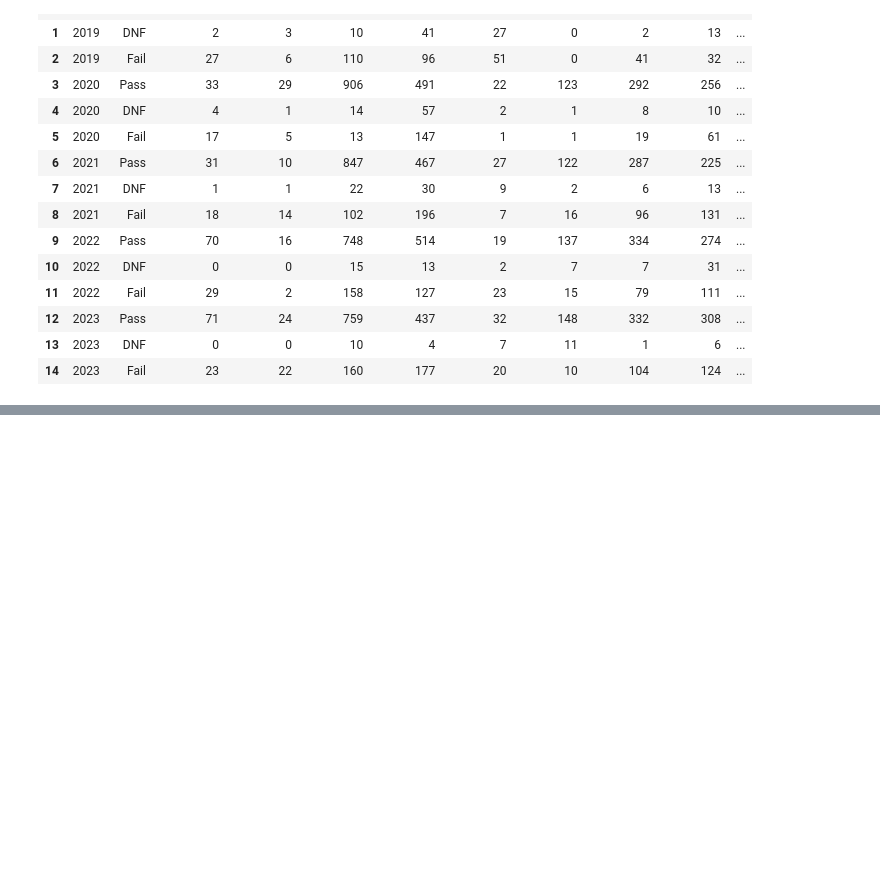
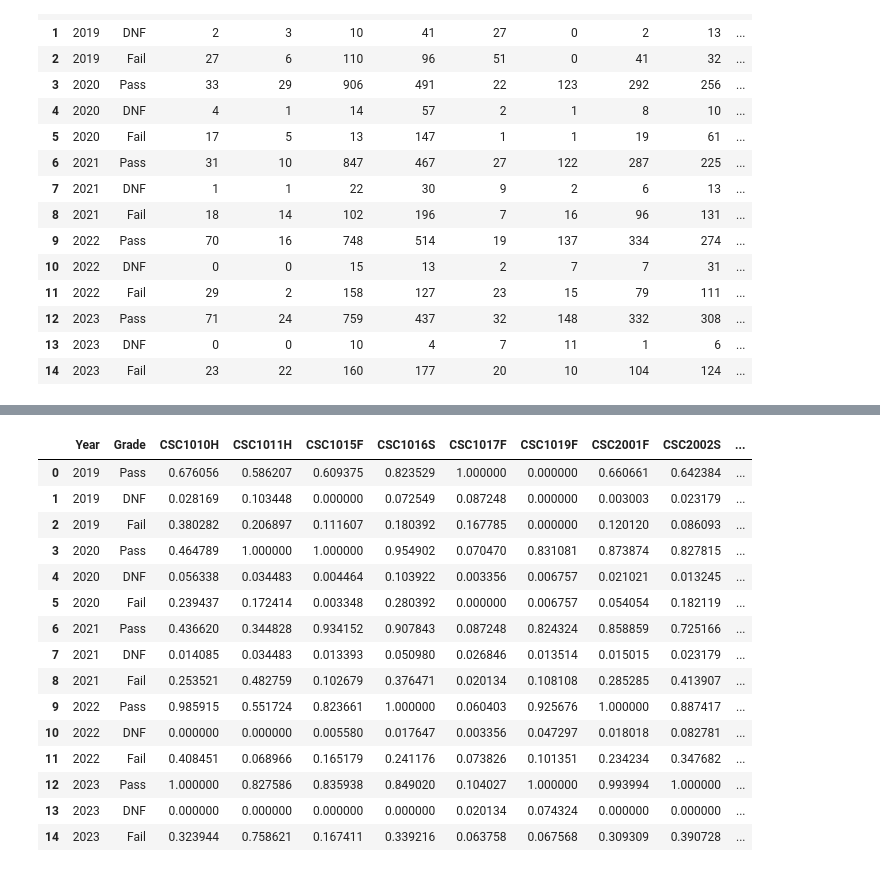
Before and after one commit to TinoMuzambi/VIZ1, a Jupyter notebook: marks.ipynb, the cells around one changed output, grey strips where cells are left out. Drawn from its saved outputs; the diff is of its cells as text; code cells hidden in the pictures; blank space fills up the shorter version.

```diff
--- a/marks.ipynb
+++ b/marks.ipynb
@@ -82,0 +62,32 @@ marks_df_scaled
+# %%
+columns_to_standardize = marks_df.columns[2:]
+columns_to_standardize
+
+# Min-Max scaling function
+def min_max_scaling(column):
+    min_val = column.min()
+    max_val = column.max()
+    scaled_column = (column - min_val) / (max_val - min_val)
+    return scaled_column
+# %%
+# Standardize all columns at once
+marks_df_scaled = marks_df.iloc[:, 2:].apply(min_max_scaling)
+marks_df_scaled = pd.concat([marks_df.iloc[0:, :2], marks_df_scaled], axis=1)
+marks_df_scaled
+# %% [output]
+|  | Year | Grade | CSC1010H | CSC1011H | CSC1015F | CSC1016S | CSC1017F | CSC1019F | CSC2001F | CSC2002S | ... |
+| 0 | 2019 | Pass | 0.676056 | 0.586207 | 0.609375 | 0.823529 | 1.000000 | 0.000000 | 0.660661 | 0.642384 | ... |
+| 1 | 2019 | DNF | 0.028169 | 0.103448 | 0.000000 | 0.072549 | 0.087248 | 0.000000 | 0.003003 | 0.023179 | ... |
+| 2 | 2019 | Fail | 0.380282 | 0.206897 | 0.111607 | 0.180392 | 0.167785 | 0.000000 | 0.120120 | 0.086093 | ... |
+| 3 | 2020 | Pass | 0.464789 | 1.000000 | 1.000000 | 0.954902 | 0.070470 | 0.831081 | 0.873874 | 0.827815 | ... |
+| 4 | 2020 | DNF | 0.056338 | 0.034483 | 0.004464 | 0.103922 | 0.003356 | 0.006757 | 0.021021 | 0.013245 | ... |
+| 5 | 2020 | Fail | 0.239437 | 0.172414 | 0.003348 | 0.280392 | 0.000000 | 0.006757 | 0.054054 | 0.182119 | ... |
+| 6 | 2021 | Pass | 0.436620 | 0.344828 | 0.934152 | 0.907843 | 0.087248 | 0.824324 | 0.858859 | 0.725166 | ... |
+| 7 | 2021 | DNF | 0.014085 | 0.034483 | 0.013393 | 0.050980 | 0.026846 | 0.013514 | 0.015015 | 0.023179 | ... |
+| 8 | 2021 | Fail | 0.253521 | 0.482759 | 0.102679 | 0.376471 | 0.020134 | 0.108108 | 0.285285 | 0.413907 | ... |
+| 9 | 2022 | Pass | 0.985915 | 0.551724 | 0.823661 | 1.000000 | 0.060403 | 0.925676 | 1.000000 | 0.887417 | ... |
+| 10 | 2022 | DNF | 0.000000 | 0.000000 | 0.005580 | 0.017647 | 0.003356 | 0.047297 | 0.018018 | 0.082781 | ... |
+| 11 | 2022 | Fail | 0.408451 | 0.068966 | 0.165179 | 0.241176 | 0.073826 | 0.101351 | 0.234234 | 0.347682 | ... |
+| 12 | 2023 | Pass | 1.000000 | 0.827586 | 0.835938 | 0.849020 | 0.104027 | 1.000000 | 0.993994 | 1.000000 | ... |
+| 13 | 2023 | DNF | 0.000000 | 0.000000 | 0.000000 | 0.000000 | 0.020134 | 0.074324 | 0.000000 | 0.000000 | ... |
+| 14 | 2023 | Fail | 0.323944 | 0.758621 | 0.167411 | 0.339216 | 0.063758 | 0.067568 | 0.309309 | 0.390728 | ... |
```
Also changed, not shown: parts of 6 cells of this notebook.
